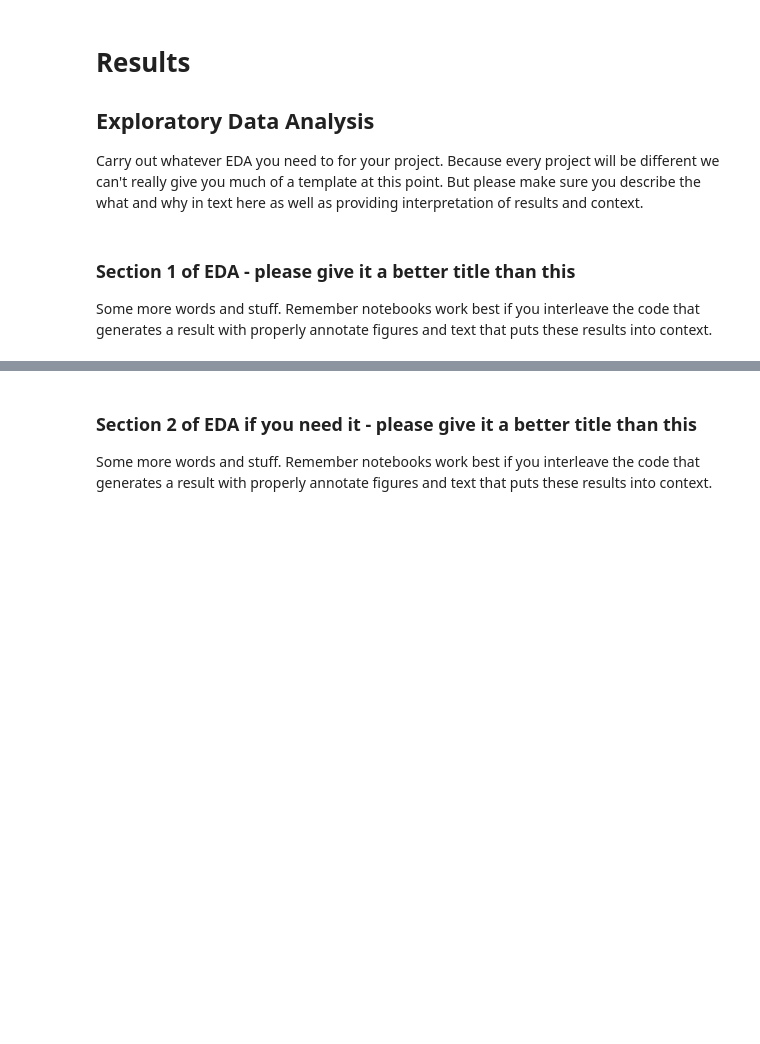
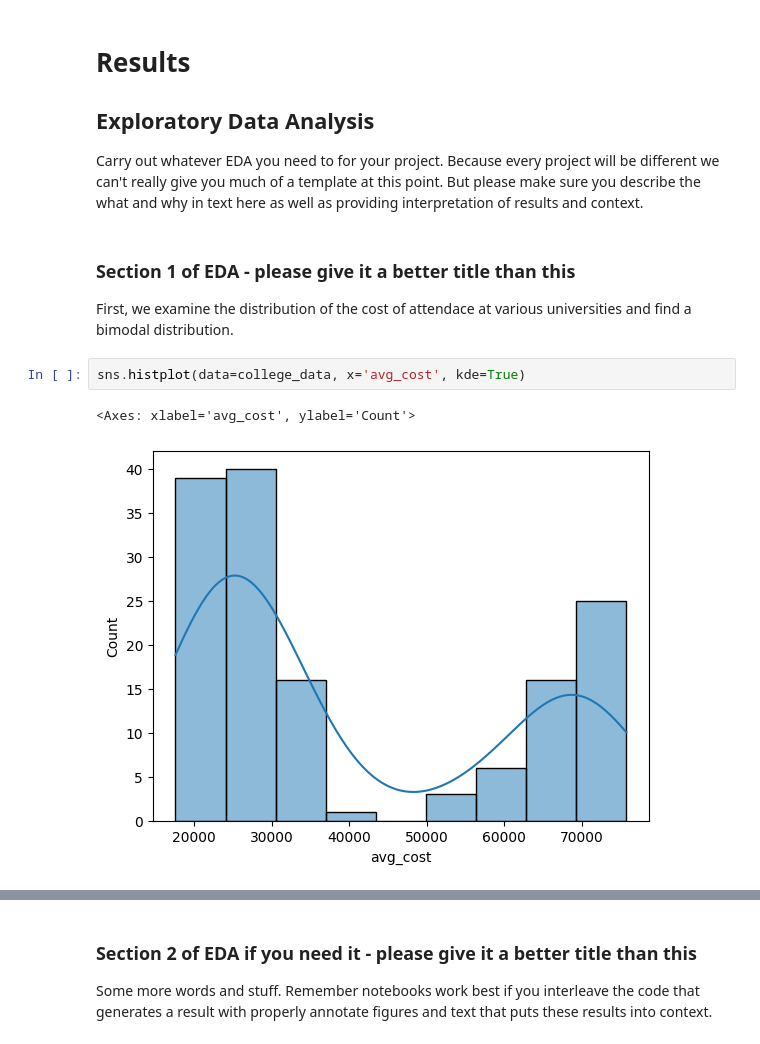
Before and after one commit to b4tan/College-Rank-and-Career-Success, a Jupyter notebook: EDACheckpoint_group067.ipynb, the cells around one changed output, grey strips where cells are left out. Drawn from its saved outputs; the diff is of its cells as text; blank space fills up the shorter version.

Commit message:
Added some graphs

```diff
--- a/EDACheckpoint_group067.ipynb
+++ b/EDACheckpoint_group067.ipynb
@@ -227,7 +227,12 @@ college_data.shape
 ## Exploratory Data Analysis
 
 Carry out whatever EDA you need to for your project.  Because every project will be different we can't really give you much of a template at this point. But please make sure you describe the what and why in text here as well as providing interpretation of results and context.
-# %% [markdown]
-### Section 1 of EDA - please give it a better title than this
-
-Some more words and stuff.  Remember notebooks work best if you interleave the code that generates a result with properly annotate figures and text that puts these results into context.
+# %% [markdown]
+### Section 1 of EDA - please give it a better title than this
+
+First, we examine the distribution of the cost of attendace at various universities and find a bimodal distribution.
+# %%
+sns.histplot(data=college_data, x='avg_cost', kde=True)
+# %% [output]
+<Axes: xlabel='avg_cost', ylabel='Count'>
+[figure, added]
```
Also changed, not shown: parts of 2 cells of this notebook.
